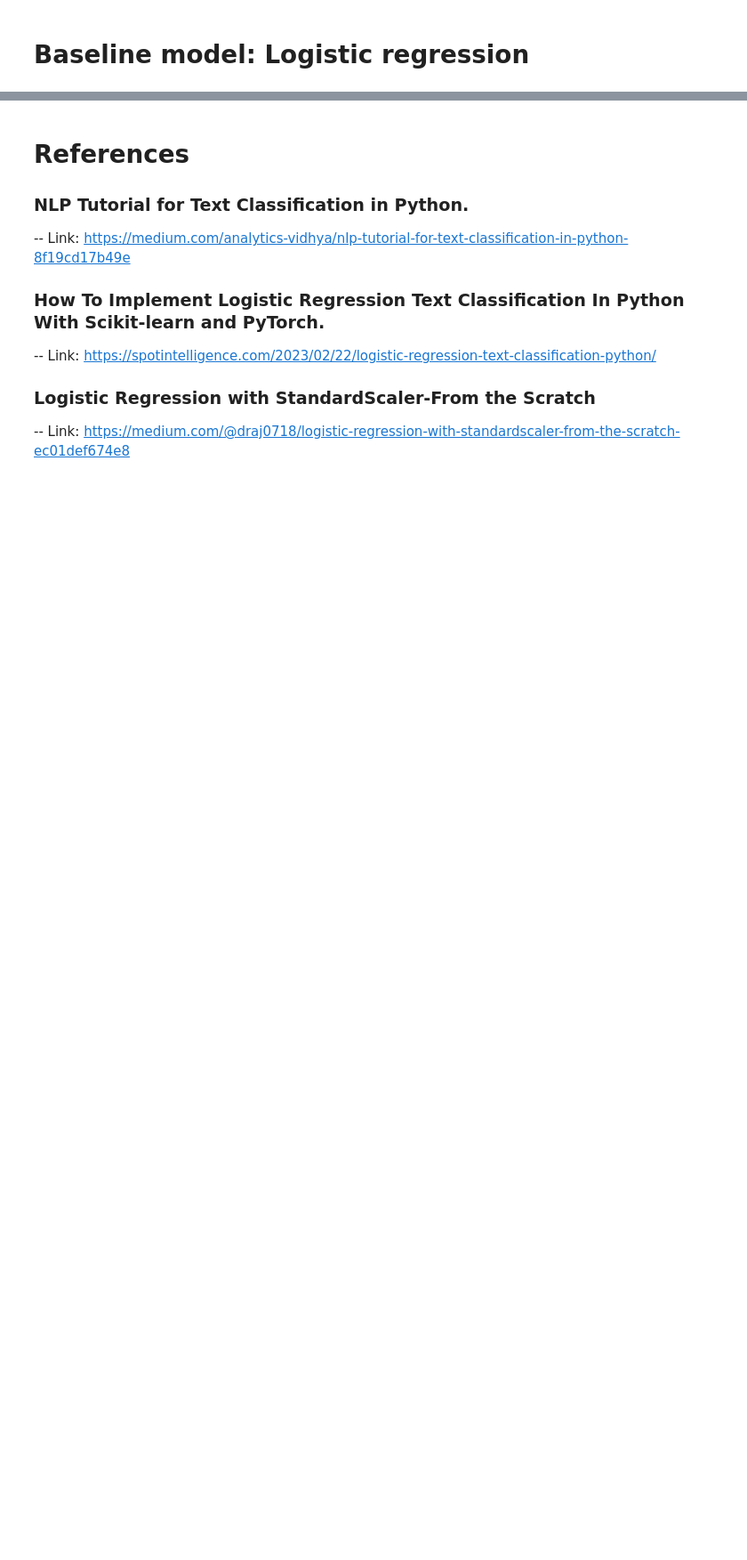
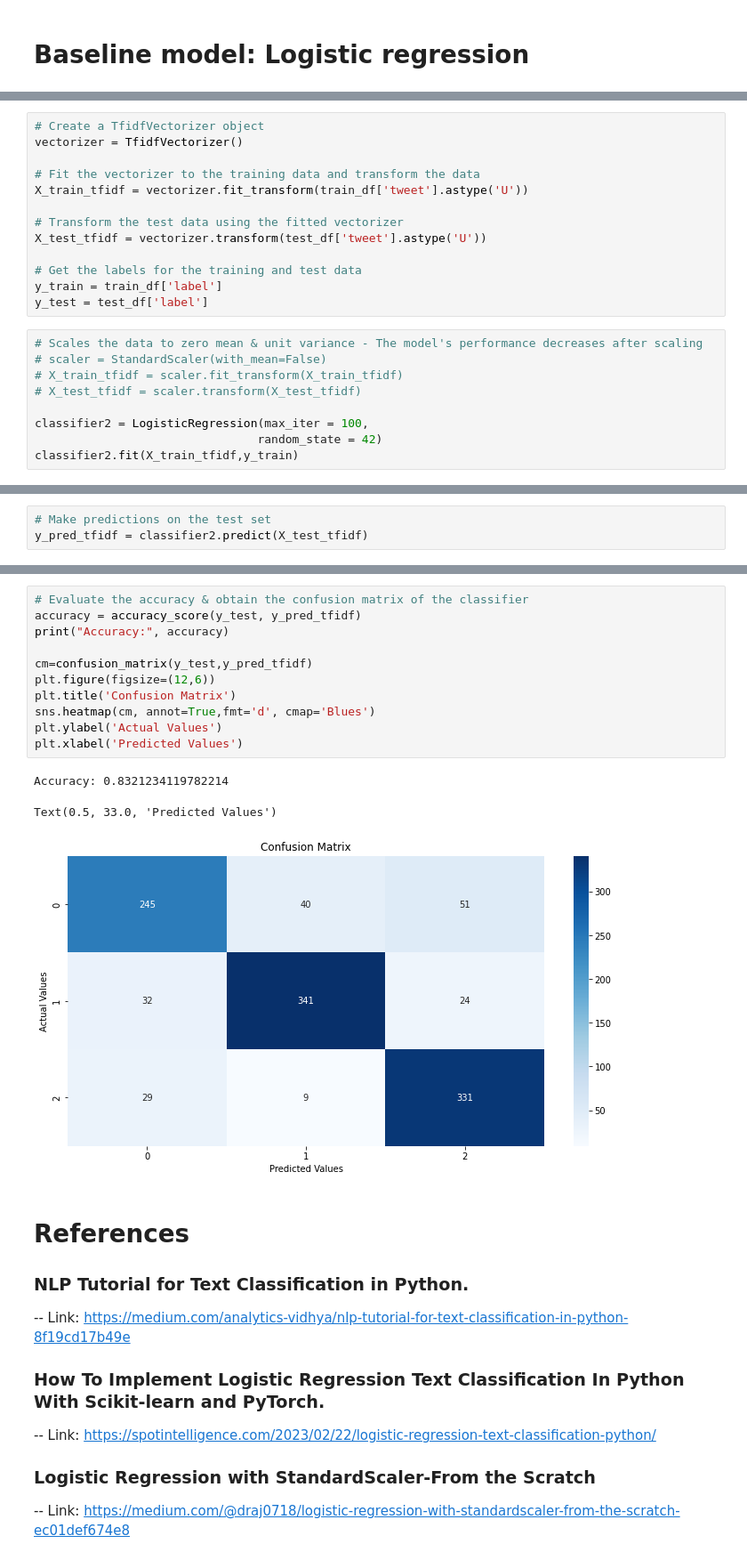
Before and after one commit to Kumail00Alawa/SIC_Capstone_Heros, a Jupyter notebook: main.ipynb, the cells around one changed output, grey strips where cells are left out. Shown: that part at 89% size. Drawn from its saved outputs; the diff is of its cells as text; blank space fills up the shorter version.

```diff
--- a/main.ipynb
+++ b/main.ipynb
@@ -505,0 +435,22 @@ Text(0.5, 36.72222222222221, 'Predicted Values')
+# %%
+# Create a TfidfVectorizer object
+vectorizer = TfidfVectorizer()
+
+# Fit the vectorizer to the training data and transform the data
+X_train_tfidf = vectorizer.fit_transform(train_df['tweet'].astype('U'))
+
+# Transform the test data using the fitted vectorizer
+X_test_tfidf = vectorizer.transform(test_df['tweet'].astype('U'))
+
+# Get the labels for the training and test data
+y_train = train_df['label']
+y_test = test_df['label']
+# %%
+# Scales the data to zero mean & unit variance - The model's performance decreases after scaling
+# scaler = StandardScaler(with_mean=False)
+# X_train_tfidf = scaler.fit_transform(X_train_tfidf)
+# X_test_tfidf = scaler.transform(X_test_tfidf)
+
+classifier2 = LogisticRegression(max_iter = 100,
+                                random_state = 42)
+classifier2.fit(X_train_tfidf,y_train)
@@ -505,0 +466,3 @@ Text(0.5, 36.72222222222221, 'Predicted Values')
+# %%
+# Make predictions on the test set
+y_pred_tfidf = classifier2.predict(X_test_tfidf)
@@ -506,3 +471,18 @@ Text(0.5, 36.72222222222221, 'Predicted Values')
+# %%
+# Evaluate the accuracy & obtain the confusion matrix of the classifier
+accuracy = accuracy_score(y_test, y_pred_tfidf)
+print("Accuracy:", accuracy)
+
+cm=confusion_matrix(y_test,y_pred_tfidf)
+plt.figure(figsize=(12,6))
+plt.title('Confusion Matrix')
+sns.heatmap(cm, annot=True,fmt='d', cmap='Blues')
+plt.ylabel('Actual Values')
+plt.xlabel('Predicted Values')
+# %% [output]
+Accuracy: 0.8321234119782214
+Text(0.5, 33.0, 'Predicted Values')
+[figure, added]
 # %% [markdown]
 # References
 
```
Also changed, not shown: parts of 39 cells of this notebook, 1 other file.
